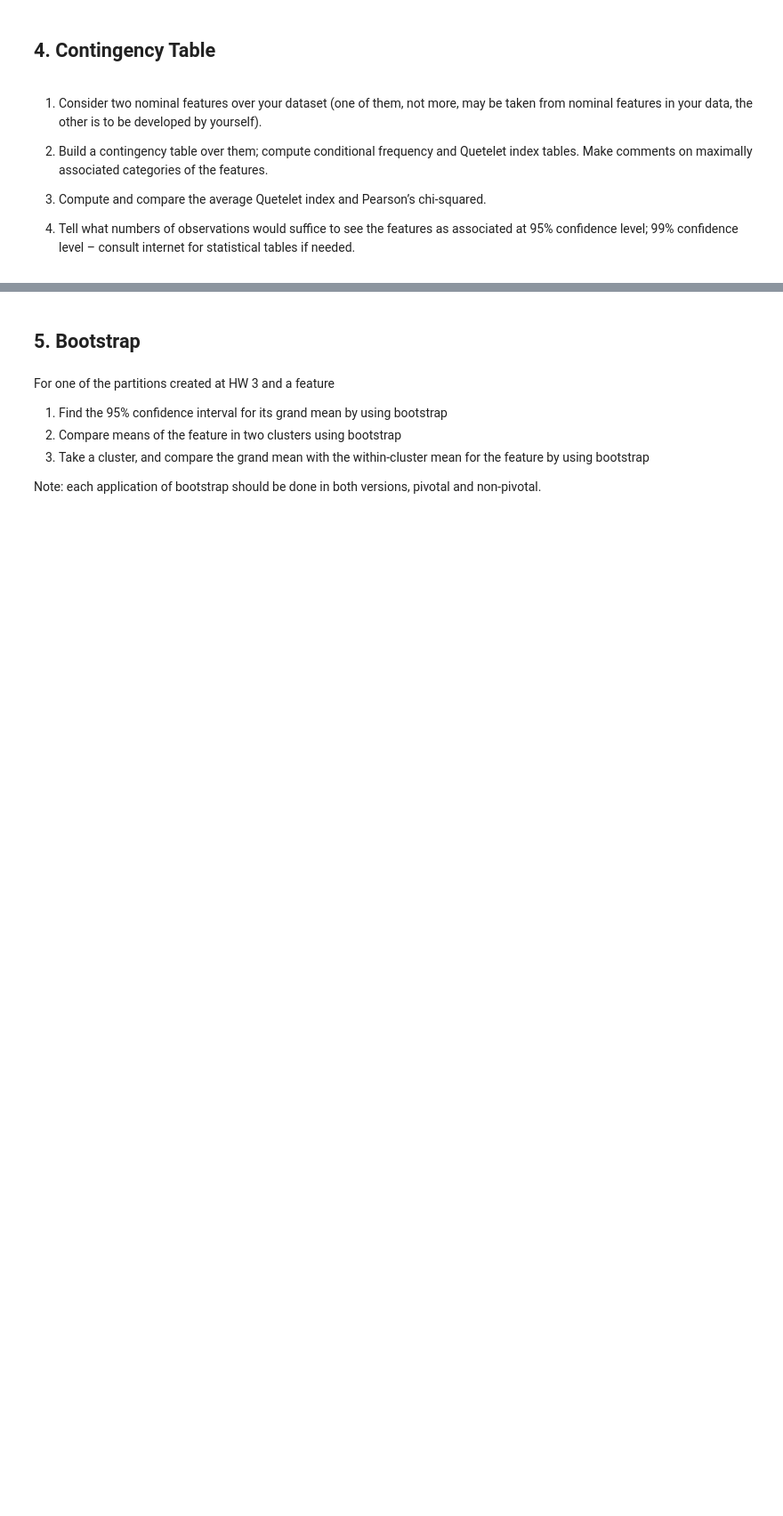
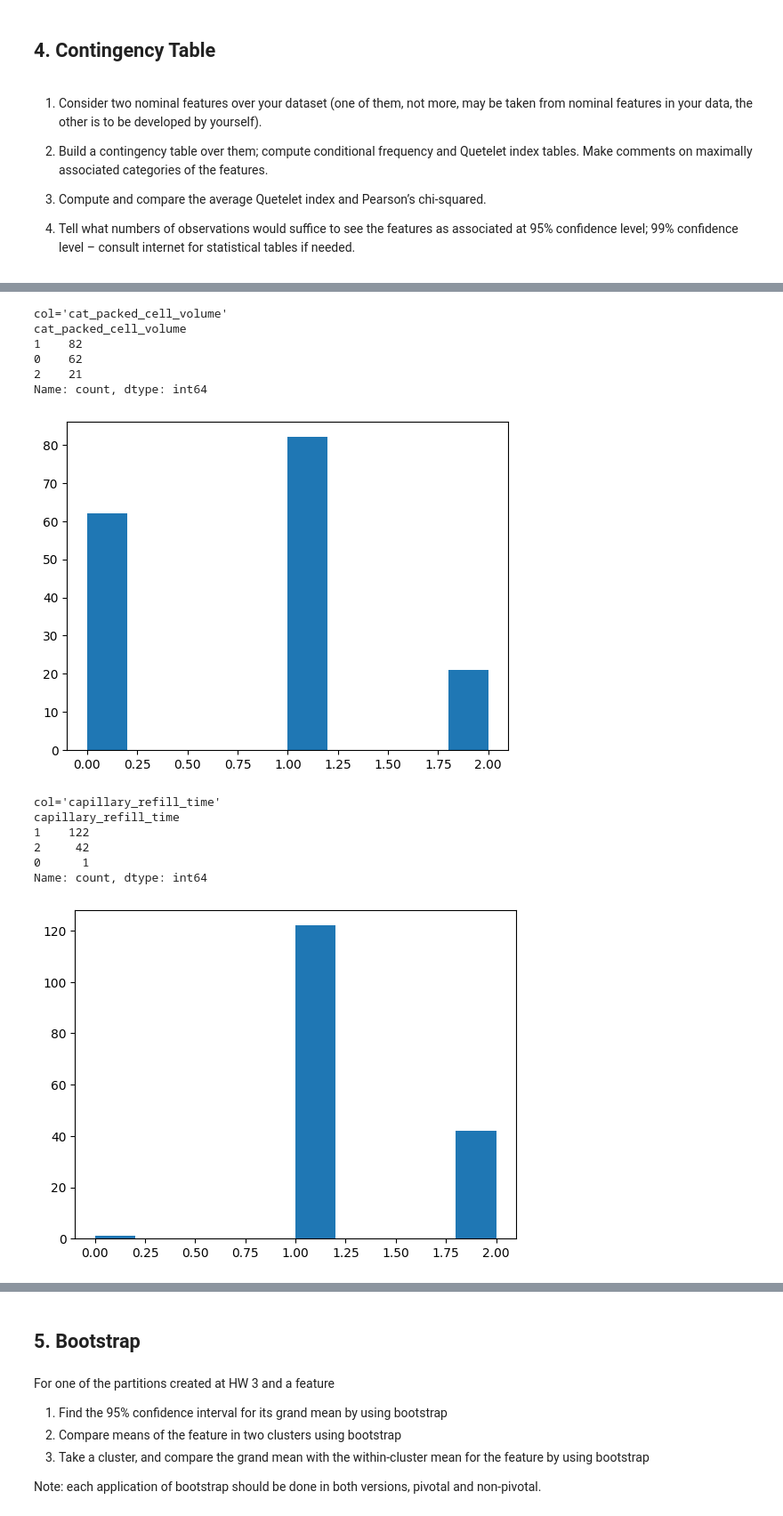
Before and after one commit to unrndm/DataAnalysis, a Jupyter notebook: Report.ipynb, the cells around one changed output, grey strips where cells are left out. Shown at 89% size. Saved outputs shown, nothing was run; the diff lists cells and outputs as text; code cells hidden in the pictures; blank space fills up the shorter version.

```diff
--- a/Report.ipynb
+++ b/Report.ipynb
@@ -270,3 +623,8 @@ At each of the two cases, make about 10 runs of the algorithm starting at random
 3. Compute and compare the average Quetelet index and Pearson’s chi-squared.
 
 3. Tell what numbers of observations would suffice to see the features as associated at 95% confidence level; 99% confidence level – consult internet for statistical tables if needed.
+# %%
+cont_df = pd.DataFrame()
+cont_df["cat_packed_cell_volume"] = pd.cut(df["packed_cell_volume"], 3, retbins=False, labels=False)
+cont_df["capillary_refill_time"] = df["capillary_refill_time"]
+cont_df
@@ -272,0 +645,22 @@ At each of the two cases, make about 10 runs of the algorithm starting at random
+# %%
+for col in cont_df.columns:
+    print(f"{col=}")
+    print(f"{cont_df[col].value_counts()}")
+    print()
+    plt.hist(cont_df[col].to_numpy())
+    plt.show()
+# %% [output]
+col='cat_packed_cell_volume'
+cat_packed_cell_volume
+1    82
+0    62
+2    21
+Name: count, dtype: int64
+[figure, added]
+col='capillary_refill_time'
+capillary_refill_time
+1    122
+2     42
+0      1
+Name: count, dtype: int64
+[figure, added]
```
Also changed, not shown: parts of 25 cells of this notebook.
